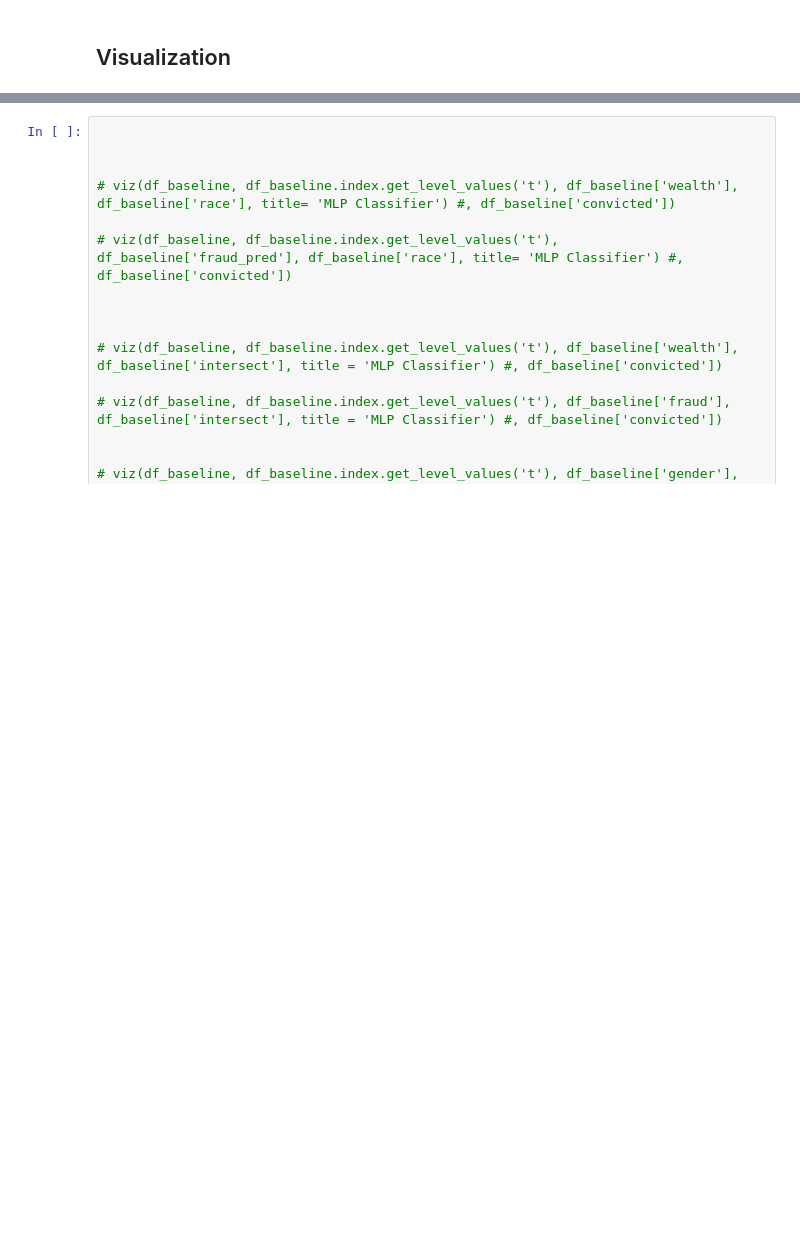
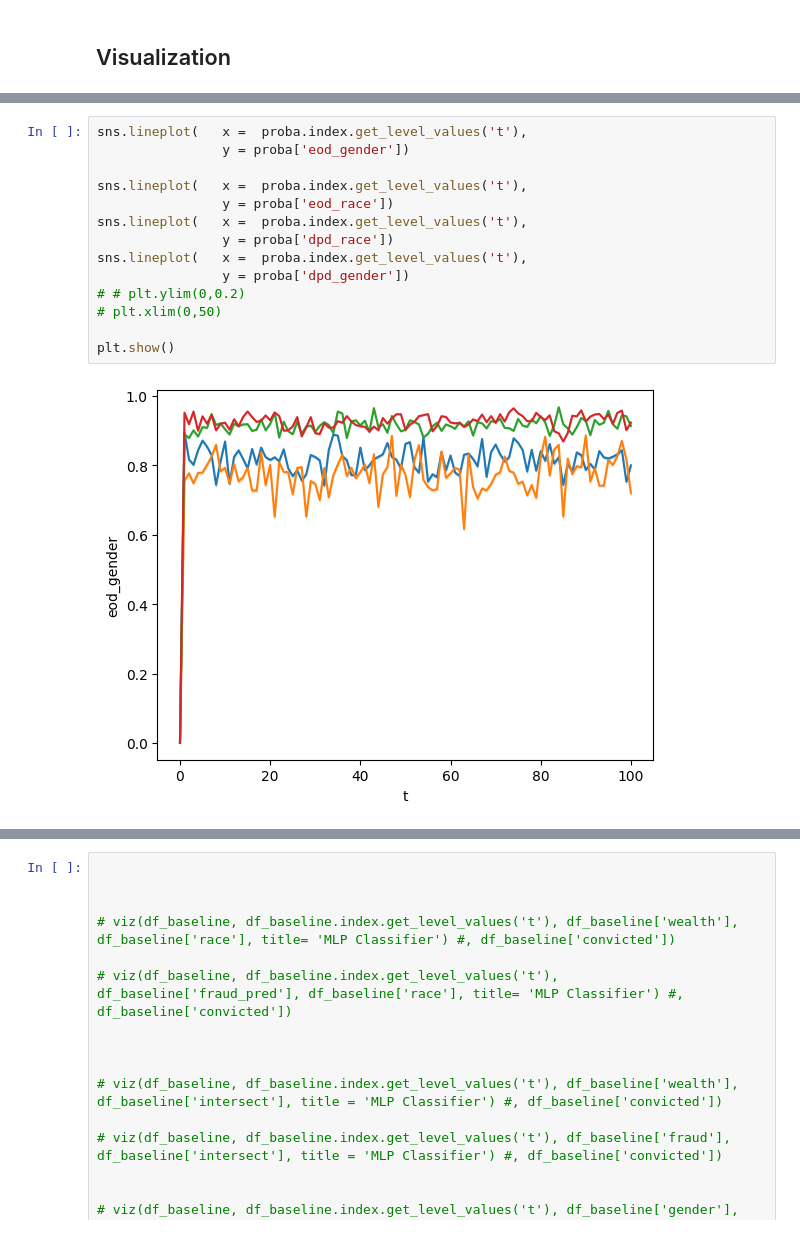
Before and after one commit to Le-Ty/abm_dm_impact, a Jupyter notebook: basic/evals/mlp_vs_clf.ipynb, the cells around one changed output, grey strips where cells are left out. Saved outputs shown, nothing was run; the diff lists cells and outputs as text; blank space fills up the shorter version.

```diff
--- a/basic/evals/mlp_vs_clf.ipynb
+++ b/basic/evals/mlp_vs_clf.ipynb
@@ -239,3 +277,19 @@ AttributeError: 'numpy.ndarray' object has no attribute 'yaxis'
+# %%
+sns.lineplot(   x =  proba.index.get_level_values('t'),
+                y = proba['eod_gender'])
+
+sns.lineplot(   x =  proba.index.get_level_values('t'),
+                y = proba['eod_race'])
+sns.lineplot(   x =  proba.index.get_level_values('t'),
+                y = proba['dpd_race'])
+sns.lineplot(   x =  proba.index.get_level_values('t'),
+                y = proba['dpd_gender'])
+# # plt.ylim(0,0.2)
+# plt.xlim(0,50)
+
+plt.show()
+# %% [output]
+[figure, added]
 # %%
 fig, axes = plt.subplots(2,2)
 
```
Also changed, not shown: parts of 11 cells of this notebook, 7 other files.
